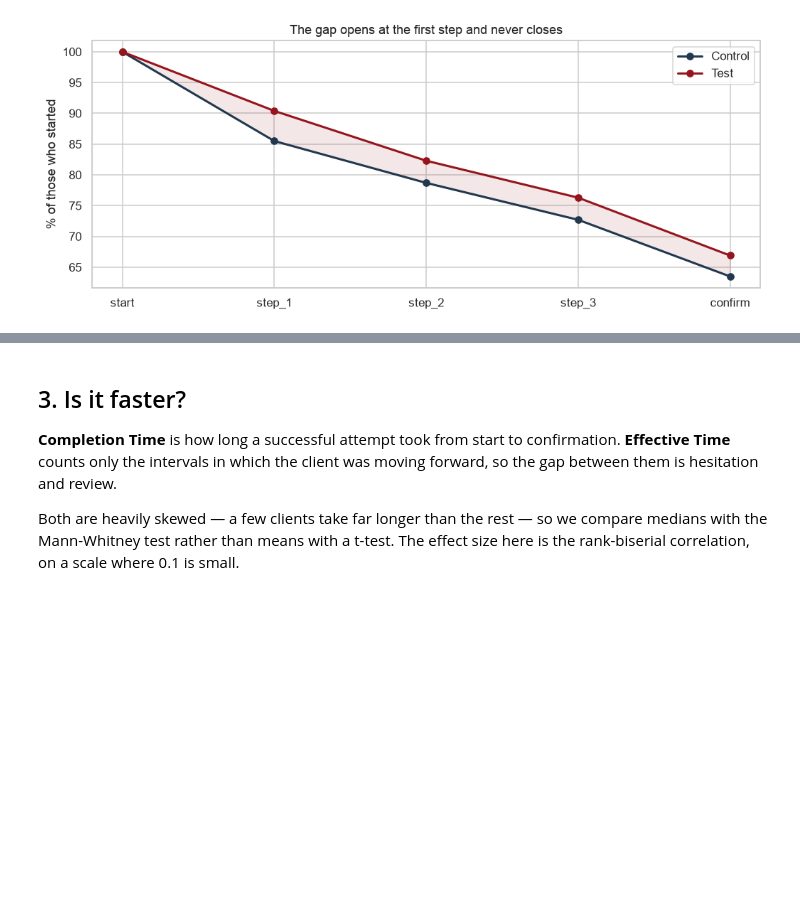
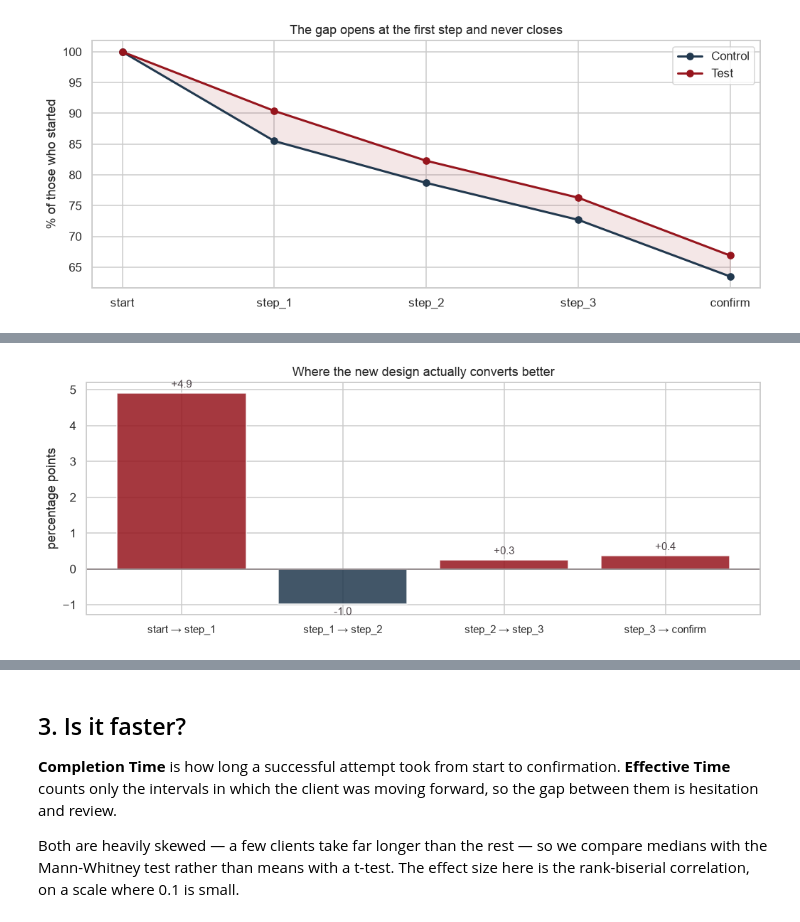
Before and after one commit to aroaxinping/vanguard-ab-test, a Jupyter notebook: notebooks/4.0-aroa-ab-testing.ipynb, the cells around one changed output, grey strips where cells are left out. Drawn from its saved outputs; the diff is of its cells as text; code cells hidden in the pictures; blank space fills up the shorter version.

```diff
--- a/notebooks/4.0-aroa-ab-testing.ipynb
+++ b/notebooks/4.0-aroa-ab-testing.ipynb
@@ -156,0 +153,14 @@ process, not at the middle of it.
+# %%
+step_to_step = pd.DataFrame(index=FUNNEL[:-1])
+
+for group, data in [("Control", control), ("Test", test)]:
+    reached = [(data.furthest_step >= rank).sum() for rank in range(len(FUNNEL))]
+    step_to_step[group] = [
+        reached[i + 1] / reached[i] * 100 for i in range(len(FUNNEL) - 1)
+    ]
+
+step_to_step.index = [
+    f"{a} → {b}" for a, b in zip(FUNNEL[:-1], FUNNEL[1:])
+]
+step_to_step["Test advantage (pp)"] = step_to_step.Test - step_to_step.Control
+step_to_step.round(2)
@@ -156,0 +173,21 @@ process, not at the middle of it.
+# %%
+fig, ax = plt.subplots(figsize=(9.5, 3.8))
+
+advantage = step_to_step["Test advantage (pp)"]
+colours = [MAROON if v > 0 else NAVY for v in advantage]
+
+ax.bar(range(len(advantage)), advantage, color=colours, alpha=.85)
+ax.axhline(0, color=GREY, linewidth=1)
+ax.set_xticks(range(len(advantage)))
+ax.set_xticklabels(step_to_step.index, fontsize=10)
+ax.set_ylabel("percentage points")
+ax.set_title("Where the new design actually converts better", fontsize=12)
+
+for i, v in enumerate(advantage):
+    ax.text(i, v + (0.15 if v > 0 else -0.3), f"{v:+.1f}",
+            ha="center", fontsize=10, color=BODY if False else "#4A4145")
+
+fig.tight_layout()
+plt.show()
+# %% [output]
+[figure, added]
```
Also changed, not shown: parts of 4 cells of this notebook.
